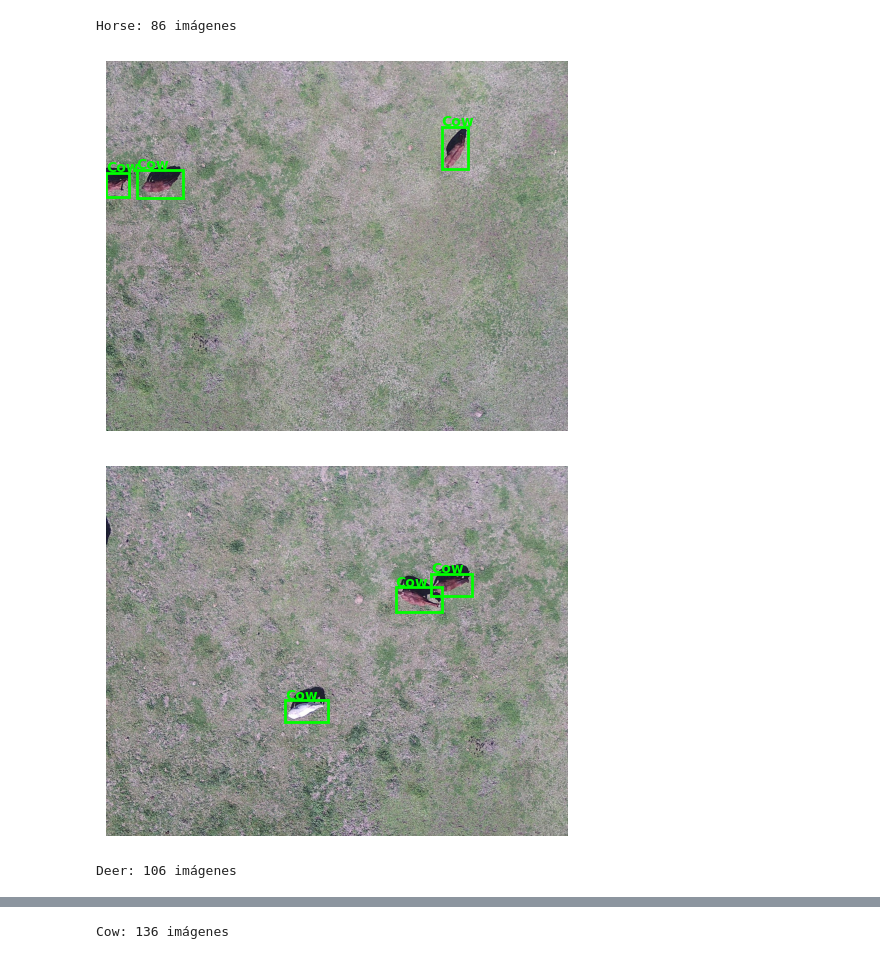
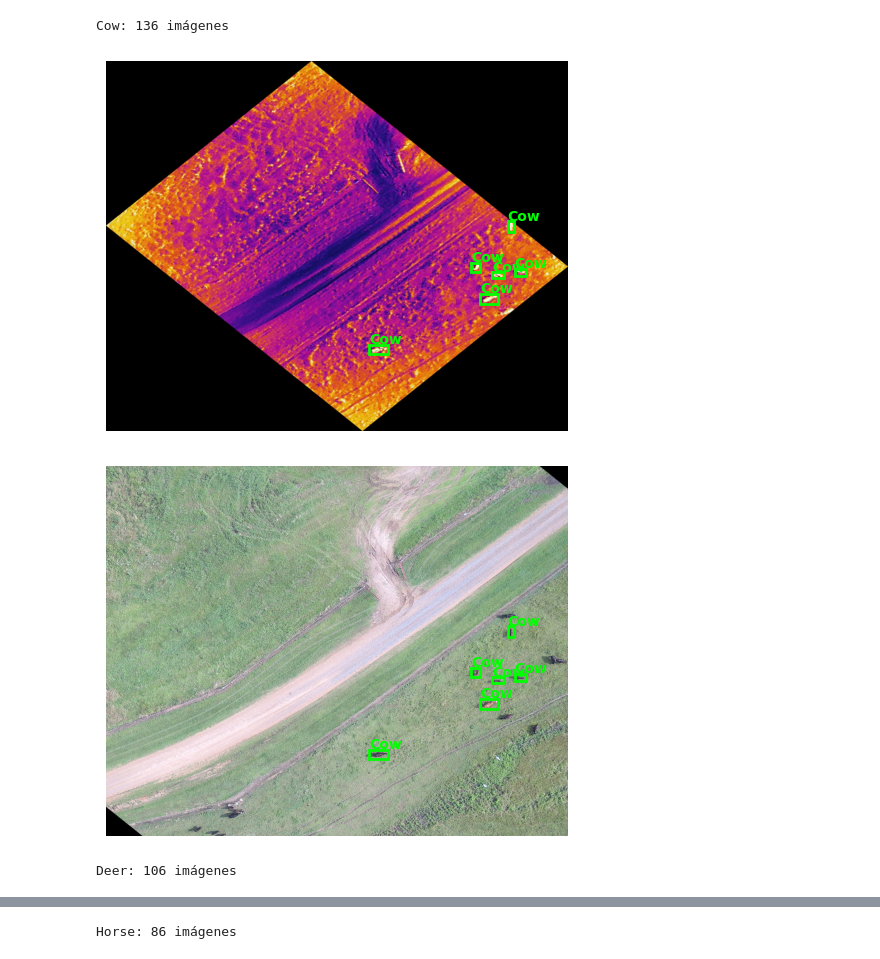
Before and after one commit to florzoffi/TP-Final-Vision, a Jupyter notebook: 3.YOLO-LATE-F.ipynb, the cells around one changed output, grey strips where cells are left out. Drawn from its saved outputs; the diff is of its cells as text; code cells hidden in the pictures.

```diff
--- a/3.YOLO-LATE-F.ipynb
+++ b/3.YOLO-LATE-F.ipynb
@@ -1,8 +1,8 @@
 # %%
 from utils_IT import *
-images = load_images_by_class('data', ['Horse', 'Deer', 'Cow'])
+images = load_images_by_class('data', ['Cow', 'Deer', 'Horse'])
 # %% [output]
-Horse: 86 imágenes
+Cow: 136 imágenes
-[figure, old version]
+[figure, new version]
-[figure, old version]
+[figure, new version]
 Deer: 106 imágenes
@@ -11 +11 @@ Deer: 106 imágenes
-Cow: 136 imágenes
+Horse: 86 imágenes
```
Also changed, not shown: parts of 1 cell of this notebook, 6 other files.
